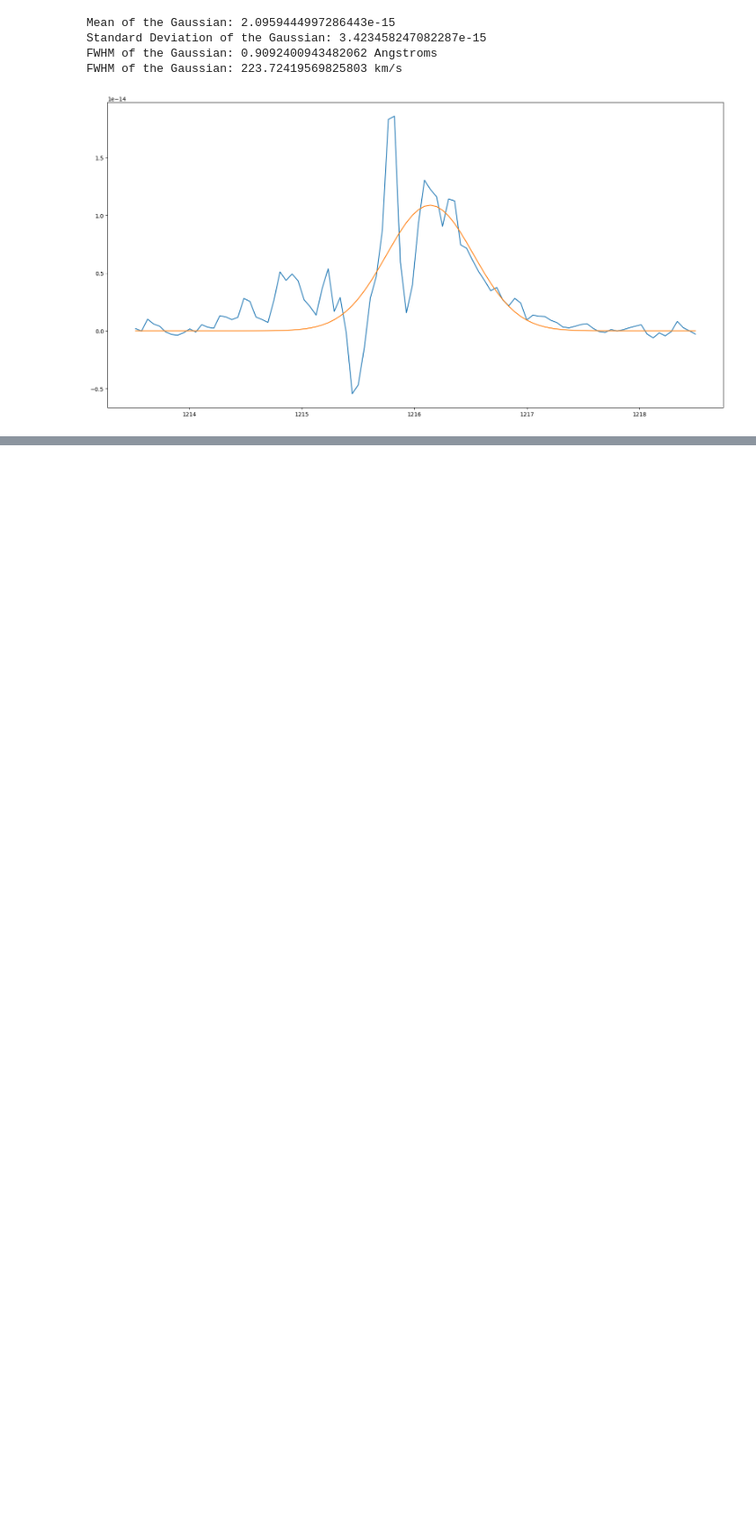
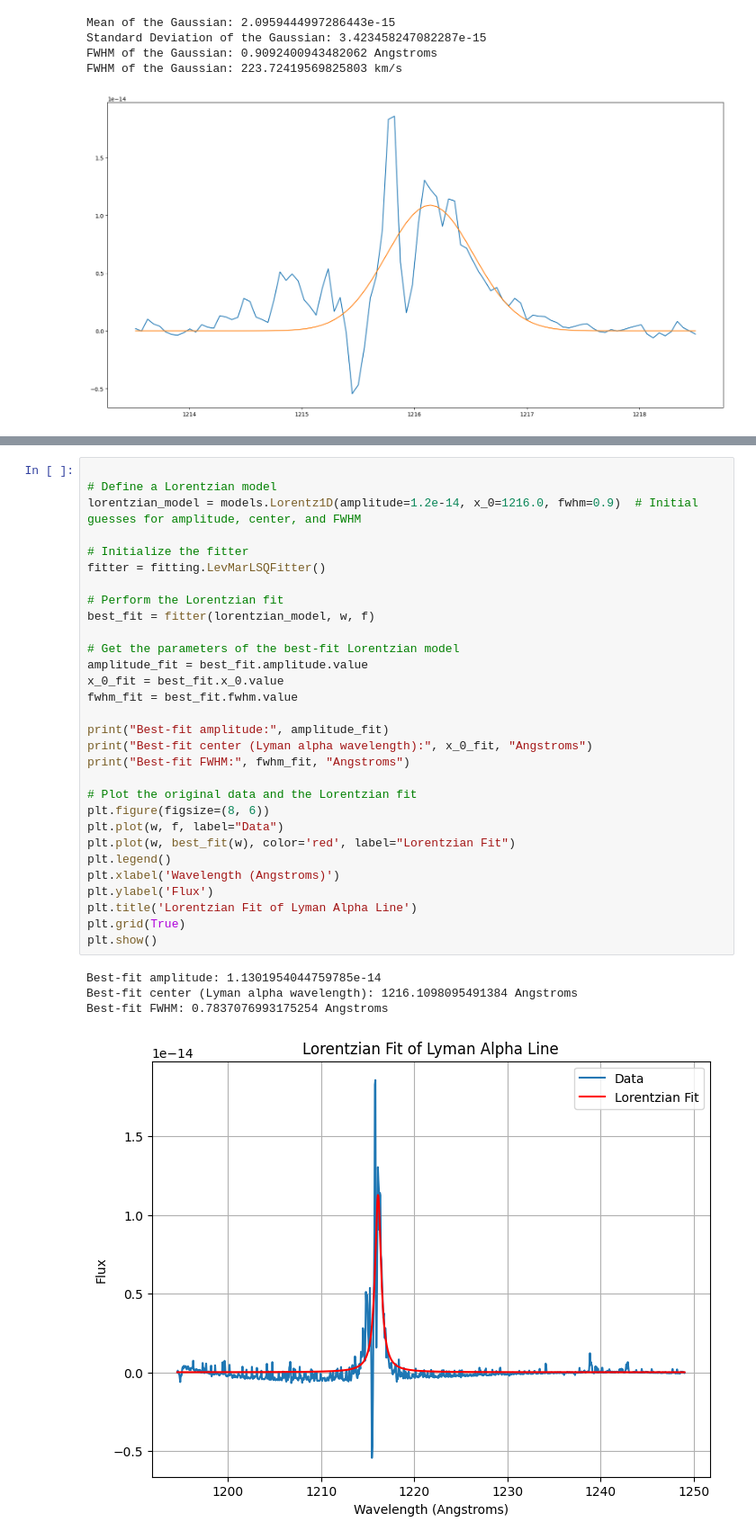
Before and after one commit to bellalongo/Lya-Info, a Jupyter notebook: calculator.ipynb, the cells around one changed output, grey strips where cells are left out. Shown: that part at 90% size. Cells and saved outputs as stored; diff of their text form; blank space fills up the shorter version.

Commit message:
lorentzian fit

```diff
--- a/calculator.ipynb
+++ b/calculator.ipynb
@@ -206,0 +212,35 @@ FWHM of the Gaussian: 223.72419569825803 km/s
+# %%
+
+# Define a Lorentzian model
+lorentzian_model = models.Lorentz1D(amplitude=1.2e-14, x_0=1216.0, fwhm=0.9)  # Initial guesses for amplitude, center, and FWHM
+
+# Initialize the fitter
+fitter = fitting.LevMarLSQFitter()
+
+# Perform the Lorentzian fit
+best_fit = fitter(lorentzian_model, w, f)
+
+# Get the parameters of the best-fit Lorentzian model
+amplitude_fit = best_fit.amplitude.value
+x_0_fit = best_fit.x_0.value
+fwhm_fit = best_fit.fwhm.value
+
+print("Best-fit amplitude:", amplitude_fit)
+print("Best-fit center (Lyman alpha wavelength):", x_0_fit, "Angstroms")
+print("Best-fit FWHM:", fwhm_fit, "Angstroms")
+
+# Plot the original data and the Lorentzian fit
+plt.figure(figsize=(8, 6))
+plt.plot(w, f, label="Data")
+plt.plot(w, best_fit(w), color='red', label="Lorentzian Fit")
+plt.legend()
+plt.xlabel('Wavelength (Angstroms)')
+plt.ylabel('Flux')
+plt.title('Lorentzian Fit of Lyman Alpha Line')
+plt.grid(True)
+plt.show()
+# %% [output]
+Best-fit amplitude: 1.1301954044759785e-14
+Best-fit center (Lyman alpha wavelength): 1216.1098095491384 Angstroms
+Best-fit FWHM: 0.7837076993175254 Angstroms
+[figure, added]
```
Also changed, not shown: parts of 3 cells of this notebook.
